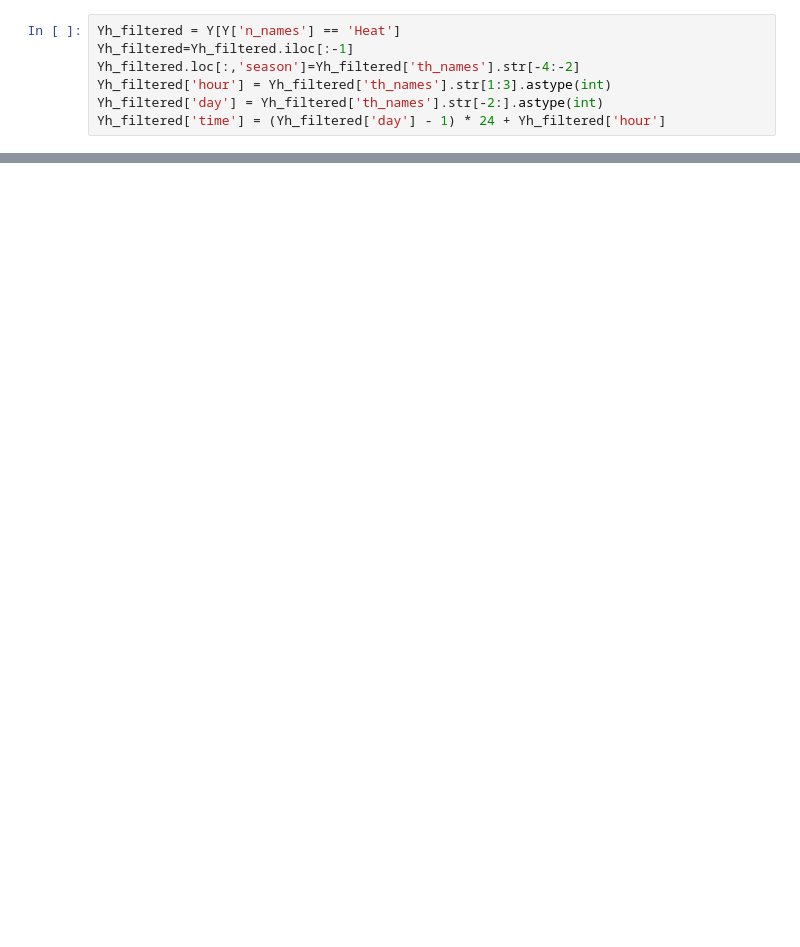
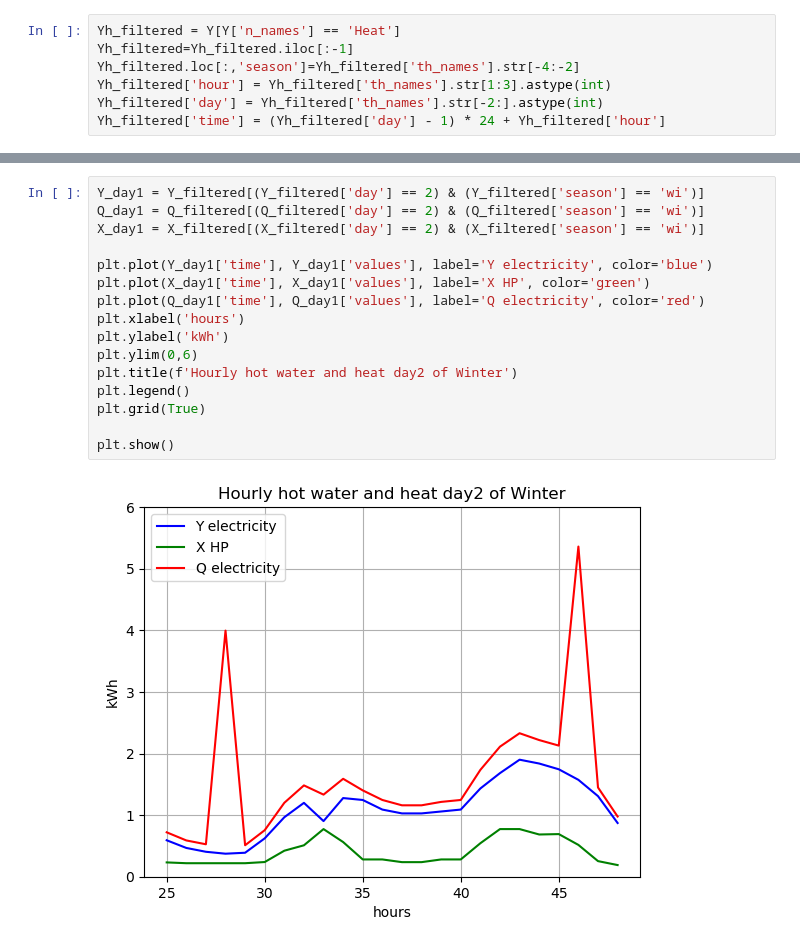
Before and after one commit to CamiCit/pyesm_tesi, a Jupyter notebook: thesis/case1_home/graphs.ipynb, the cells around one changed output, grey strips where cells are left out. Drawn from its saved outputs; the diff is of its cells as text; blank space fills up the shorter version.

```diff
--- a/thesis/case1_home/graphs.ipynb
+++ b/thesis/case1_home/graphs.ipynb
@@ -111,0 +92,18 @@ plt.show()
+# %%
+Y_day1 = Y_filtered[(Y_filtered['day'] == 2) & (Y_filtered['season'] == 'wi')]
+Q_day1 = Q_filtered[(Q_filtered['day'] == 2) & (Q_filtered['season'] == 'wi')]
+X_day1 = X_filtered[(X_filtered['day'] == 2) & (X_filtered['season'] == 'wi')]
+
+plt.plot(Y_day1['time'], Y_day1['values'], label='Y electricity', color='blue')
+plt.plot(X_day1['time'], X_day1['values'], label='X HP', color='green')
+plt.plot(Q_day1['time'], Q_day1['values'], label='Q electricity', color='red')
+plt.xlabel('hours')
+plt.ylabel('kWh')
+plt.ylim(0,6)
+plt.title(f'Hourly hot water and heat day2 of Winter')
+plt.legend()
+plt.grid(True)
+
+plt.show()
+# %% [output]
+[figure, added]
```
Also changed, not shown: parts of 8 cells of this notebook, 16 other files.
